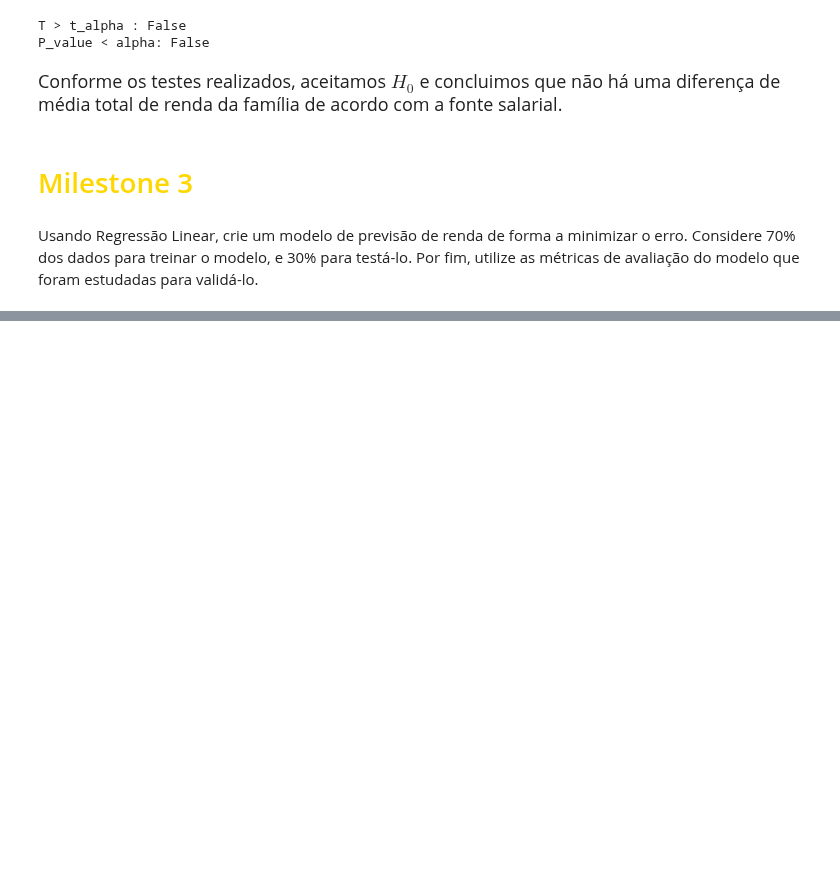
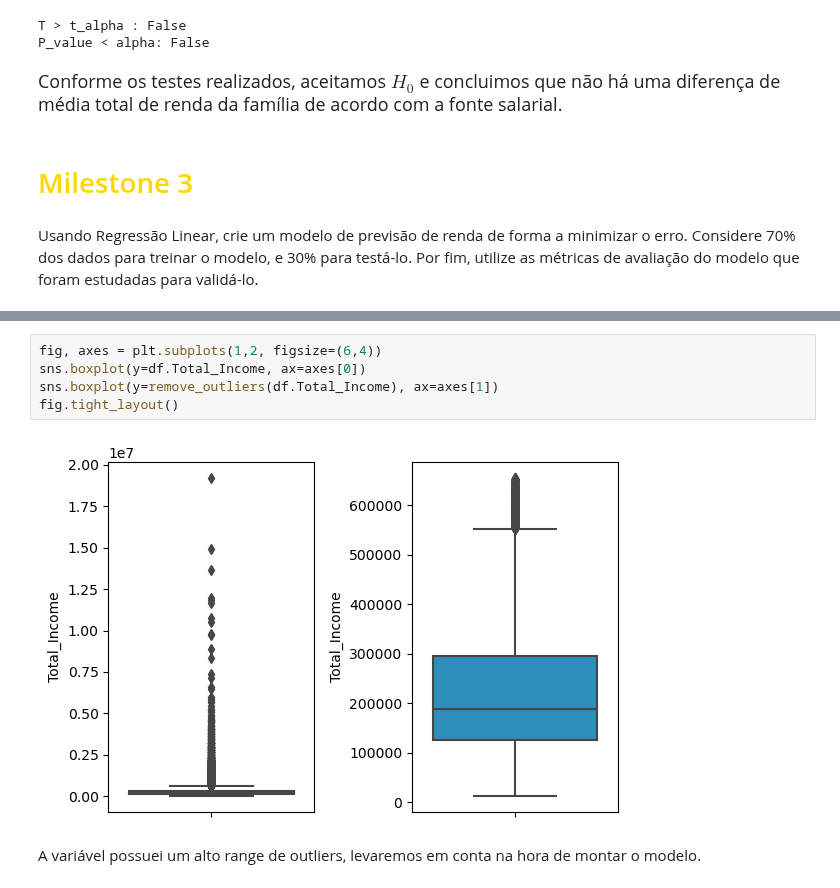
Before and after one commit to baiochi/LetsCode, a Jupyter notebook: Moldulo 4 - Estatística/Projeto_Estatistica.ipynb, the cells around one changed output, grey strips where cells are left out. Cells and saved outputs as stored; diff of their text form; blank space fills up the shorter version.

```diff
--- a/Moldulo 4 - Estatística/Projeto_Estatistica.ipynb
+++ b/Moldulo 4 - Estatística/Projeto_Estatistica.ipynb
@@ -546,0 +714,9 @@ Usando Regressão Linear, crie um modelo de previsão de renda de forma a minimi
+# %%
+fig, axes = plt.subplots(1,2, figsize=(6,4))
+sns.boxplot(y=df.Total_Income, ax=axes[0])
+sns.boxplot(y=remove_outliers(df.Total_Income), ax=axes[1])
+fig.tight_layout()
+# %% [output]
+[figure, added]
+# %% [markdown]
+A variável possuei um alto range de outliers, levaremos em conta na hora de montar o modelo.
```
Also changed, not shown: parts of 25 cells of this notebook.
